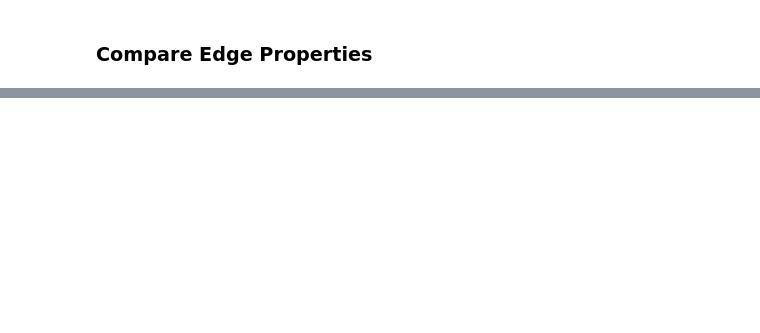
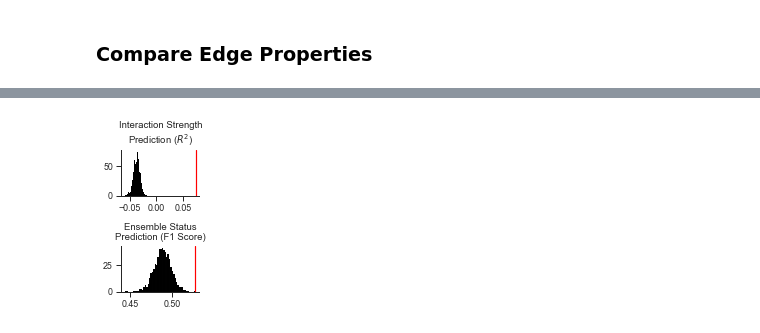
Before and after one commit to Ruairi-osul/drn-interactions, a Jupyter notebook: notebooks/Spontaneous Interactions/Graph.ipynb, the cells around one changed output, grey strips where cells are left out. Drawn from its saved outputs; the diff is of its cells as text; code cells hidden in the pictures; blank space fills up the shorter version.

```diff
--- a/notebooks/Spontaneous Interactions/Graph.ipynb
+++ b/notebooks/Spontaneous Interactions/Graph.ipynb
@@ -452,0 +482,24 @@ np.mean(scores_boot >= score_true)
+# %%
+f = plt.figure(figsize=(1.4, 2.6))
+
+axes = f.subplots(2, sharex=False, sharey=False)
+
+
+
+_ = axes[0].hist(scores_boot_weight, bins=50, density=True, color="black", alpha=1, linewidth=0.01)
+_ = axes[0].axvline(score_true_weight.mean(), color="red")
+axes[0].set_title("Interaction Strength\nPrediction ($R^{2}$)")
+
+
+
+_ = axes[1].hist(scores_boot_ens, bins=50, density=True, color="black", alpha=1, linewidth=0.01)
+_ = axes[1].axvline(score_true_ens.mean(), color="red")
+axes[1].set_title("Ensemble Status\nPrediction (F1 Score)")
+
+
+f.subplots_adjust(hspace=1.1)
+sns.despine(fig=f)
+
+f.savefig(fig_dir / "Edge Prediction.png", dpi=300, bbox_inches="tight")
+# %% [output]
+[figure, added]
```
Also changed, not shown: parts of 4 cells of this notebook.
